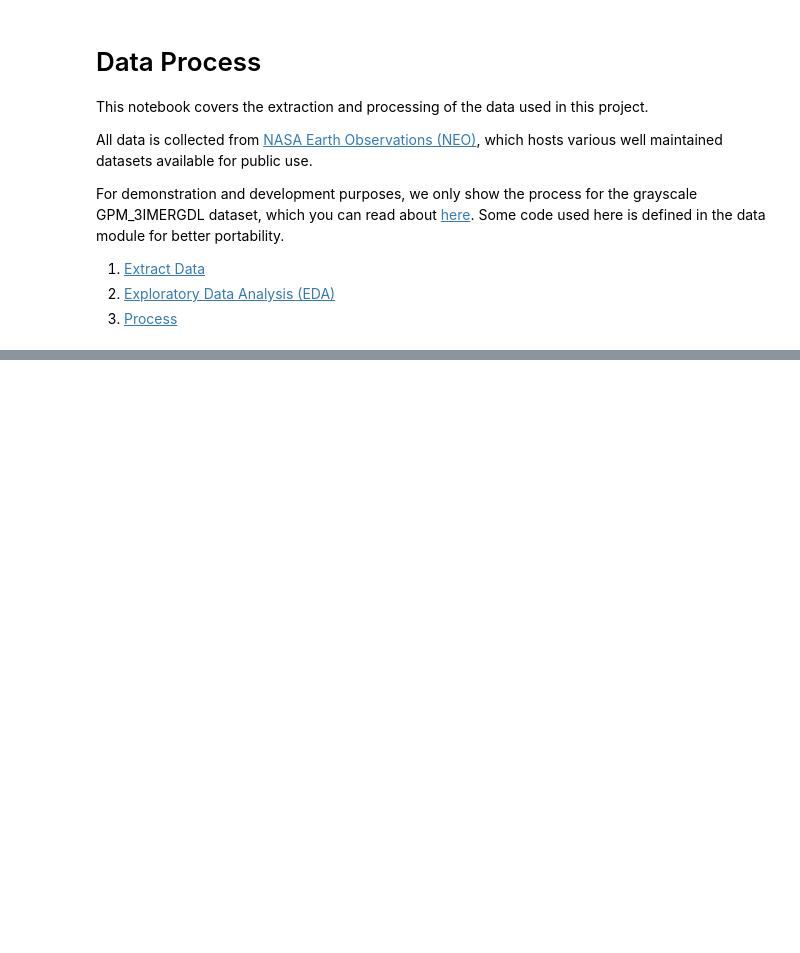
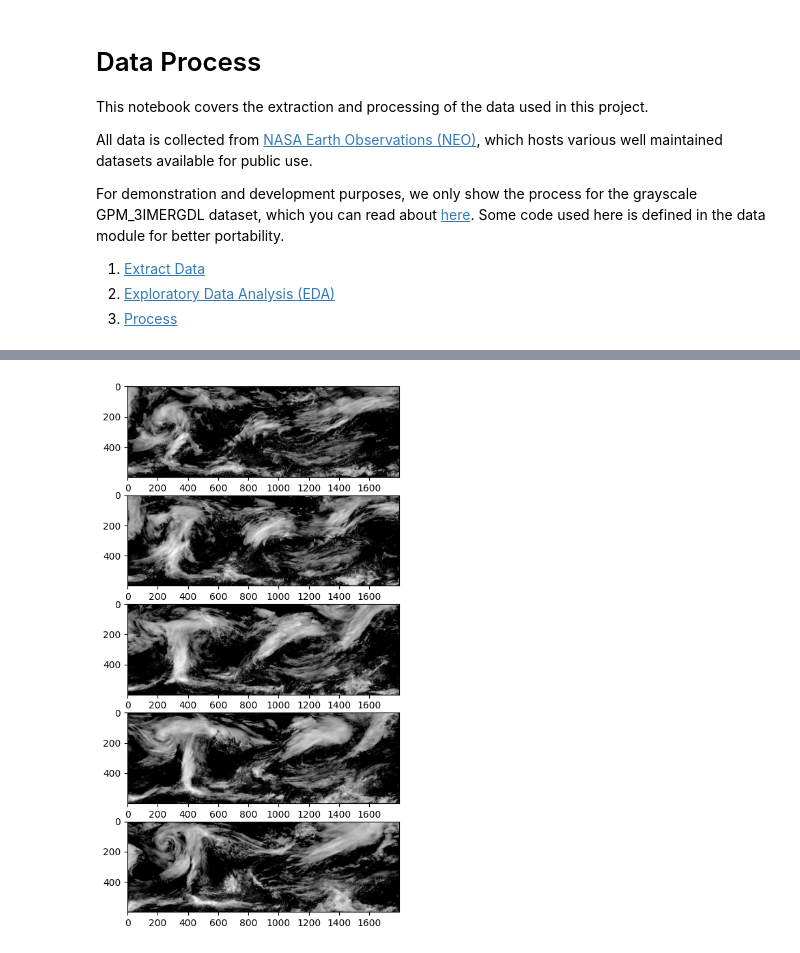
Before and after one commit to jmlazaro25/satellite-forecast, a Jupyter notebook: data/process.ipynb, the cells around one changed output, grey strips where cells are left out. Cells and saved outputs as stored; diff of their text form; code cells hidden in the pictures; blank space fills up the shorter version.

```diff
--- a/data/process.ipynb
+++ b/data/process.ipynb
@@ -49,0 +92,15 @@ n_images = 100
+# %%
+# Crop into north-west quadrant up to 65° (y = 300)
+north_lim = 300
+south_lim = image_size_raw[0]//2
+east_lim = image_size_raw[1]//2
+eda_images = eda_images[:, north_lim : south_lim, :east_lim]
+
+n_days = 5
+fig, axs = plt.subplots(n_days, 1, figsize=(n_days * 5, 10))
+
+for day in range(1, n_days + 1):
+    plt.subplot(n_days, 1, day)
+    plt.imshow(eda_images[day], cmap='gray')
+# %% [output]
+[figure, added]
```
Also changed, not shown: parts of 15 cells of this notebook, 1 other file.
